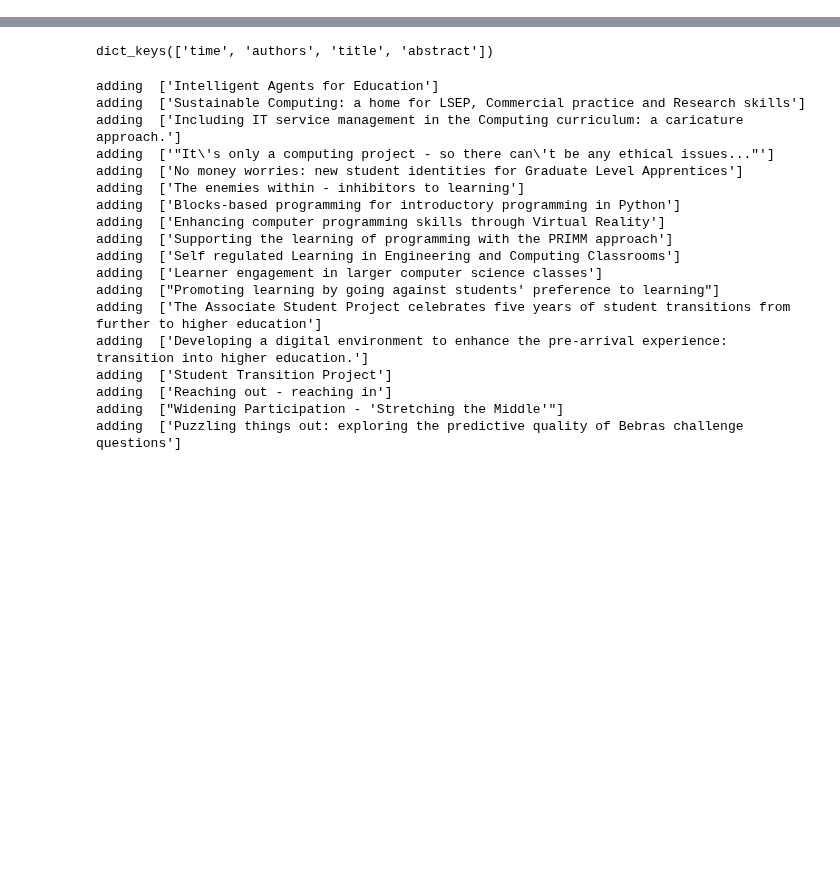
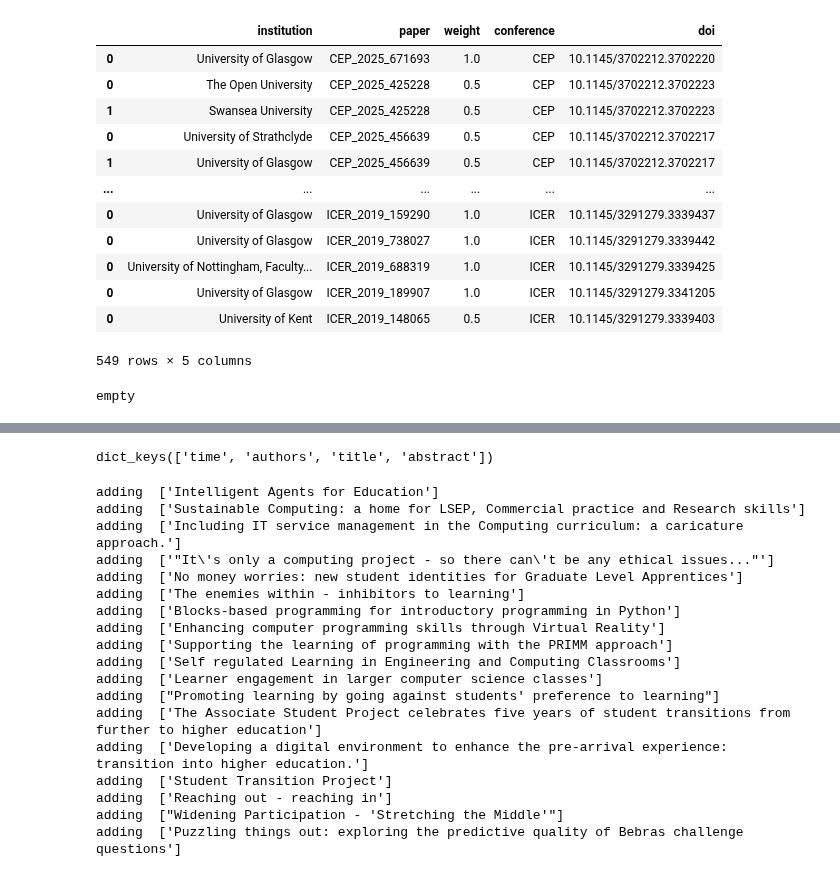
Before and after one commit to stevenaeola/CEP_Retro, a Jupyter notebook: CEP_paper_analysis.ipynb, the cells around one changed output, grey strips where cells are left out. Cells and saved outputs as stored; diff of their text form; code cells hidden in the pictures; blank space fills up the shorter version.

```diff
--- a/CEP_paper_analysis.ipynb
+++ b/CEP_paper_analysis.ipynb
@@ -15,14 +14,24 @@ def affil_detail(affil):
+# %%
+def affil_institution(affil):
+#    print ("affil_detail for ", affil)
+    return affil['affilname']
+# %%
+def affil_is_uk(affil):
+    if affil['affiliation-country'] == 'United Kingdom':
+        return True
+    else:
+        print ("filtering out ", affil)
 # %%
-affiliations = []
+paper_dfs = []
 
-paper_dfs = []
+paper_affiliation_dfs = []
 
 for conference in scopus_conferences:
     with open(conference + "_papers.json") as conff:
         conf_paper_files=json.load(conff)
         for paper_fname in list(conf_paper_files):
             fname = urllib.parse.quote(paper_fname, safe='')
-            print ("opening ", fname)
+#            print ("opening ", fname)
             with open(os.path.join(data_dir, fname + ".json")) as paperf:
                 paper = json.load(paperf)
                 paper_dict = {}
@@ -38,13 +47,21 @@ for conference in scopus_conferences:
                     title_hash = str(hash(str(paper_dict['title'][0])))
                     paper_dict['title_hash'] = [title_hash]
                     paper_dict['key'] = "_".join([conference,year , title_hash[-6:]])
-                    paper_affil = paper['affiliation']
-                    if isinstance(paper_affil, list):
-                        affil_details =  list(map(affil_detail, paper_affil))
-                        affiliations = affiliations + affil_details
-                    else:
-                        affil_d = affil_detail(paper_affil)
-                        affiliations.append(affil_d)
+                    paper_affils = paper['affiliation']
+
+                    if not (isinstance(paper_affils, list)):
+                        paper_affils = [paper_affils]
+
+                    paper_uk_affils = filter(affil_is_uk, paper_affils)
+
+                    paper_uk_institutions = list(map(affil_institution, paper_uk_affils))
+
+                    paper_affiliation_df = pd.DataFrame({"institution": paper_uk_institutions})
+                    paper_affiliation_df['paper'] = paper_dict['key']
+                    paper_affiliation_df['weight'] = 1 / len(paper_affils)
+                    paper_affiliation_df['conference'] = conference
+                    paper_affiliation_df['doi'] = paper_dict['doi'][0]
+
 #                    paper_dict['abstract'] = [paper['coredata']['dc:description']]
 
                 except KeyError as e:
@@ -52,4 +69,5 @@ for conference in scopus_conferences:
 
                 paper_df = pd.DataFrame(paper_dict)
                 paper_dfs.append(paper_df)
+                paper_affiliation_dfs.append(paper_affiliation_df)
 # %% [output]
@@ -112,0 +110,17 @@ affiliations
+# %%
+affiliations_df = pd.concat(paper_affiliation_dfs)
+affiliations_df
+# %% [output]
+|  | institution | paper | weight | conference | doi |
+| 0 | University of Glasgow | CEP_2025_671693 | 1.0 | CEP | 10.1145/3702212.3702220 |
+| 0 | The Open University | CEP_2025_425228 | 0.5 | CEP | 10.1145/3702212.3702223 |
+| 1 | Swansea University | CEP_2025_425228 | 0.5 | CEP | 10.1145/3702212.3702223 |
+| 0 | University of Strathclyde | CEP_2025_456639 | 0.5 | CEP | 10.1145/3702212.3702217 |
+| 1 | University of Glasgow | CEP_2025_456639 | 0.5 | CEP | 10.1145/3702212.3702217 |
+| ... | ... | ... | ... | ... | ... |
+| 0 | University of Glasgow | ICER_2019_159290 | 1.0 | ICER | 10.1145/3291279.3339437 |
+| 0 | University of Glasgow | ICER_2019_738027 | 1.0 | ICER | 10.1145/3291279.3339442 |
+| 0 | University of Nottingham, Faculty... | ICER_2019_688319 | 1.0 | ICER | 10.1145/3291279.3339425 |
+| 0 | University of Glasgow | ICER_2019_189907 | 1.0 | ICER | 10.1145/3291279.3341205 |
+| 0 | University of Kent | ICER_2019_148065 | 0.5 | ICER | 10.1145/3291279.3339403 |
+549 rows × 5 columns
@@ -112,0 +132,23 @@ affiliations
+# %%
+def fix_affiliation (row):
+    if not (isinstance(row['domain'], float)):
+        return row['domain']
+    if row['doi'] == "10.1145/3631802.3631803":
+        print ("empty ")
+    for index, inst_row in institutions_df.iterrows():
+        if inst_row['name'] in row['institution']:
+            return inst_row['domain']
+    if row['doi'] == "10.1145/3631802.3631803":
+        return "cam"
+    if row['doi'] == "10.1145/3649217.3653622":
+        return "warwick"
+    if row['doi'] == "10.1145/3587103.3594143":
+        return "citystgeorges"
+    if row['doi'] == "10.1145/3304221.3325580":
+        return "warwick"
+    if row['doi'] == "10.1145/3501385.3543960":
+        return "cam"
+
+affiliations_domain['domain'] = affiliations_domain.apply(fix_affiliation, axis=1)
+# %% [output]
+empty
```
Also changed, not shown: parts of 15 cells of this notebook, 1 other file.
